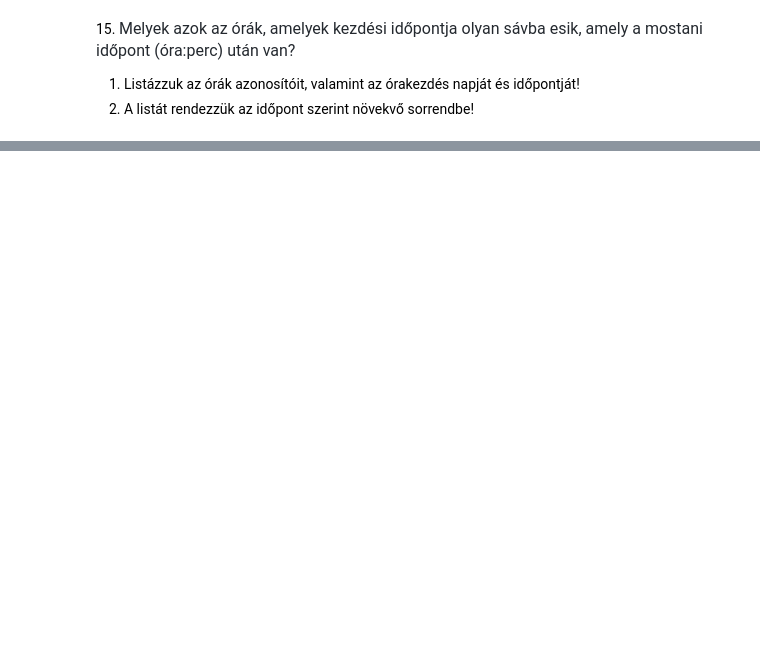
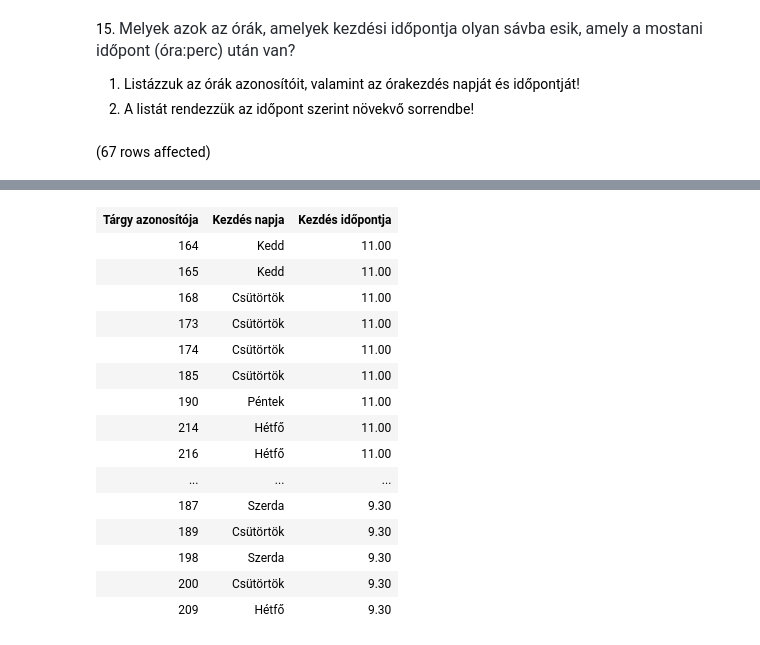
Before and after one commit to tamasbeniczky/gyak_2, a Jupyter notebook: gyakorlat02_feladatok .ipynb, the cells around one changed output, grey strips where cells are left out. Saved outputs shown, nothing was run; the diff lists cells and outputs as text; code cells hidden in the pictures; blank space fills up the shorter version.

```diff
--- a/gyakorlat02_feladatok .ipynb
+++ b/gyakorlat02_feladatok .ipynb
@@ -126,3 +356,13 @@ Total execution time: 00:00:00.008
 
 1. Listázzuk az órák azonosítóit, valamint az órakezdés napját és időpontját!
 2. A listát rendezzük az időpont szerint növekvő sorrendbe!
+# %%
+SELECT o.ora_id AS 'Tárgy azonosítója',
+        n.nap AS 'Kezdés napja',
+        s.Időpont AS 'Kezdés időpontja'
+FROM Orak o JOIN Napok n ON o.nap = n.nap_id
+            JOIN Savok s ON o.Sav = s.sav_id
+WHERE cast(LEFT(időpont, CHARINDEX('.', időpont)-1)+':'+RIGHT(időpont,2)as time) > CAST(GETDATE() AS time)
+ORDER BY s.Időpont
+# %% [output]
+(67 rows affected)
@@ -128,0 +370,16 @@ Total execution time: 00:00:00.008
+| Tárgy azonosítója | Kezdés napja | Kezdés időpontja |
+| 164 | Kedd | 11.00 |
+| 165 | Kedd | 11.00 |
+| 168 | Csütörtök | 11.00 |
+| 173 | Csütörtök | 11.00 |
+| 174 | Csütörtök | 11.00 |
+| 185 | Csütörtök | 11.00 |
+| 190 | Péntek | 11.00 |
+| 214 | Hétfő | 11.00 |
+| 216 | Hétfő | 11.00 |
+| ... | ... | ... |
+| 187 | Szerda | 9.30 |
+| 189 | Csütörtök | 9.30 |
+| 198 | Szerda | 9.30 |
+| 200 | Csütörtök | 9.30 |
+| 209 | Hétfő | 9.30 |
```
Also changed, not shown: parts of 17 cells of this notebook.
